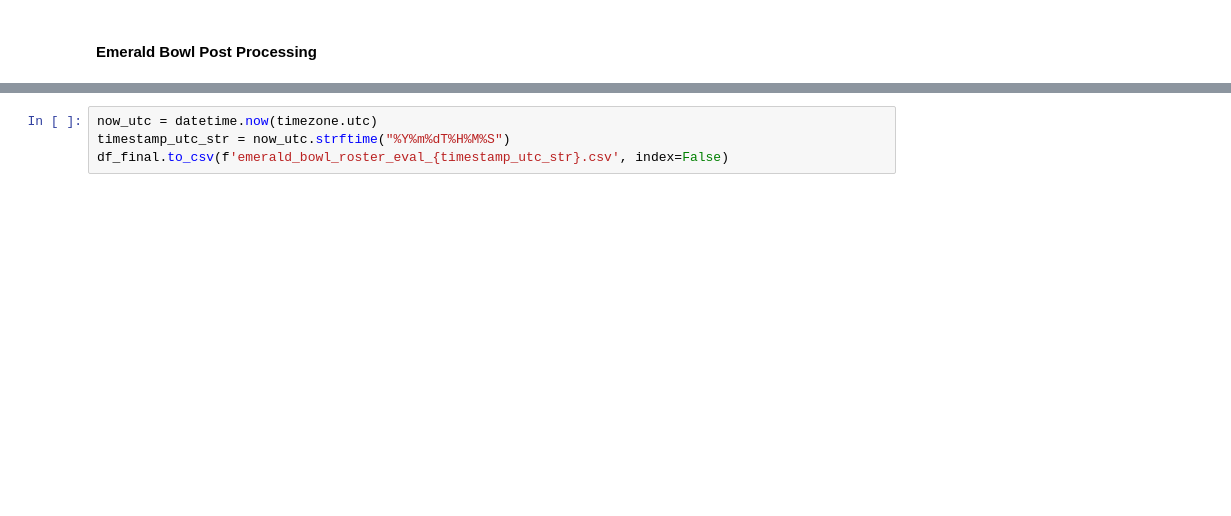
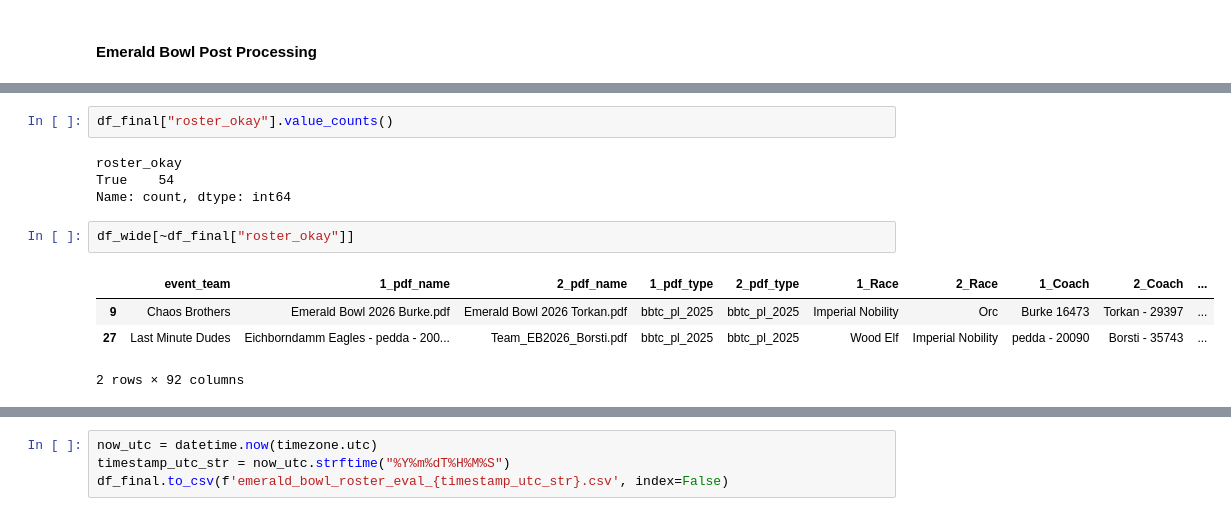
Before and after one commit to mpSchrader/BBRosterVisualizer, a Jupyter notebook: notebooks/Roster Processing Iteration - BB25.ipynb, the cells around one changed output, grey strips where cells are left out. Saved outputs shown, nothing was run; the diff lists cells and outputs as text; blank space fills up the shorter version.

Commit message:
More Emerald Bowl Work

```diff
--- a/notebooks/Roster Processing Iteration - BB25.ipynb
+++ b/notebooks/Roster Processing Iteration - BB25.ipynb
@@ -824,0 +868,13 @@ df_final
+# %%
+df_final["roster_okay"].value_counts()
+# %% [output]
+roster_okay
+True    54
+Name: count, dtype: int64
+# %%
+df_wide[~df_final["roster_okay"]]
+# %% [output]
+|  | event_team | 1_pdf_name | 2_pdf_name | 1_pdf_type | 2_pdf_type | 1_Race | 2_Race | 1_Coach | 2_Coach | ... |
+| 9 | Chaos Brothers | Emerald Bowl 2026 Burke.pdf | Emerald Bowl 2026 Torkan.pdf | bbtc_pl_2025 | bbtc_pl_2025 | Imperial Nobility | Orc | Burke 16473 | Torkan - 29397 | ... |
+| 27 | Last Minute Dudes | Eichborndamm Eagles - pedda - 200... | Team_EB2026_Borsti.pdf | bbtc_pl_2025 | bbtc_pl_2025 | Wood Elf | Imperial Nobility | pedda - 20090 | Borsti - 35743 | ... |
+2 rows × 92 columns
```
Also changed, not shown: parts of 25 cells of this notebook.
